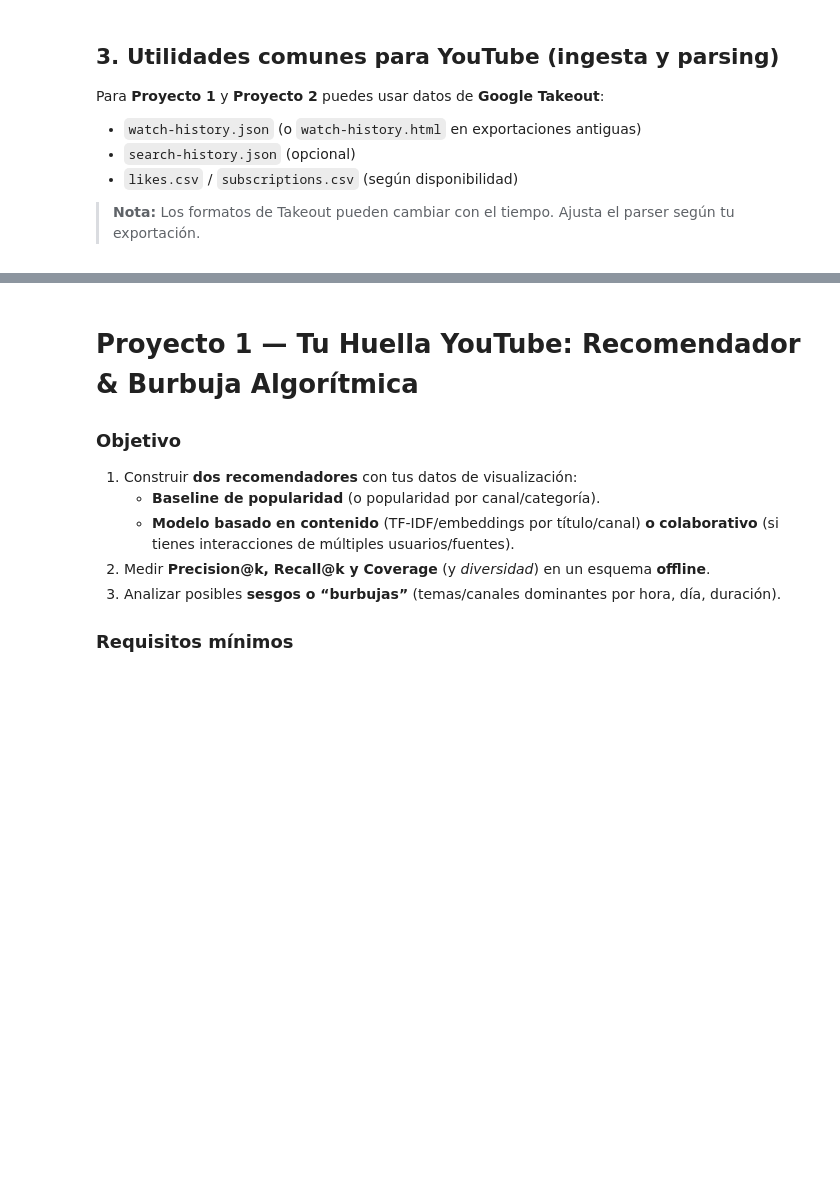
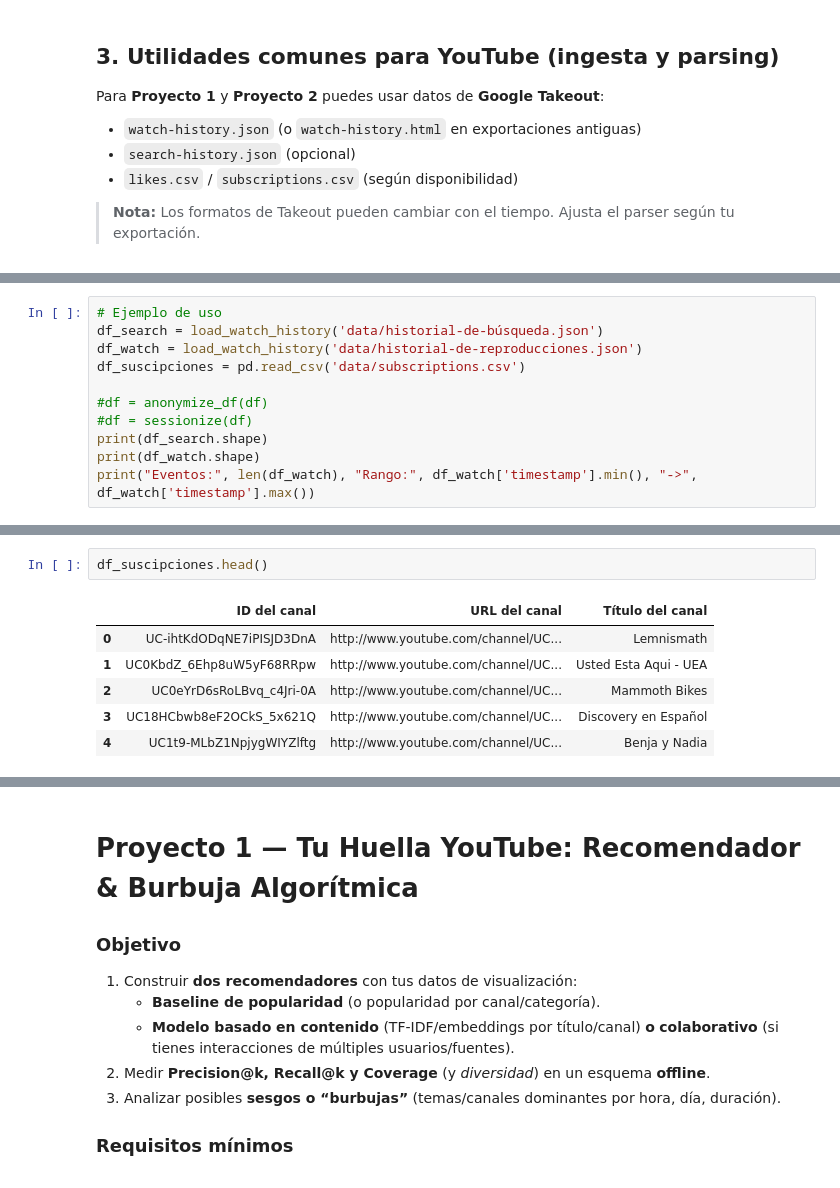
Before and after one commit to brojas7/AnaliticaHistorialYoutube, a Jupyter notebook: notebooks/main.ipynb, the cells around one changed output, grey strips where cells are left out. Saved outputs shown, nothing was run; the diff lists cells and outputs as text; blank space fills up the shorter version.

```diff
--- a/notebooks/main.ipynb
+++ b/notebooks/main.ipynb
@@ -130,0 +134,11 @@ Para **Proyecto 1** y **Proyecto 2** puedes usar datos de **Google Takeout**:
+# %%
+# Ejemplo de uso
+df_search = load_watch_history('data/historial-de-búsqueda.json')
+df_watch = load_watch_history('data/historial-de-reproducciones.json')
+df_suscipciones = pd.read_csv('data/subscriptions.csv')
+
+#df = anonymize_df(df)
+#df = sessionize(df)
+print(df_search.shape)
+print(df_watch.shape)
+print("Eventos:", len(df_watch), "Rango:", df_watch['timestamp'].min(), "->", df_watch['timestamp'].max())
@@ -130,0 +163,9 @@ Para **Proyecto 1** y **Proyecto 2** puedes usar datos de **Google Takeout**:
+# %%
+df_suscipciones.head()
+# %% [output]
+|  | ID del canal | URL del canal | Título del canal |
+| 0 | UC-ihtKdODqNE7iPISJD3DnA | http://www.youtube.com/channel/UC... | Lemnismath |
+| 1 | UC0KbdZ_6Ehp8uW5yF68RRpw | http://www.youtube.com/channel/UC... | Usted Esta Aqui - UEA |
+| 2 | UC0eYrD6sRoLBvq_c4Jri-0A | http://www.youtube.com/channel/UC... | Mammoth Bikes |
+| 3 | UC18HCbwb8eF2OCkS_5x621Q | http://www.youtube.com/channel/UC... | Discovery en Español |
+| 4 | UC1t9-MLbZ1NpjygWIYZlftg | http://www.youtube.com/channel/UC... | Benja y Nadia |
```
Also changed, not shown: parts of 7 cells of this notebook.
